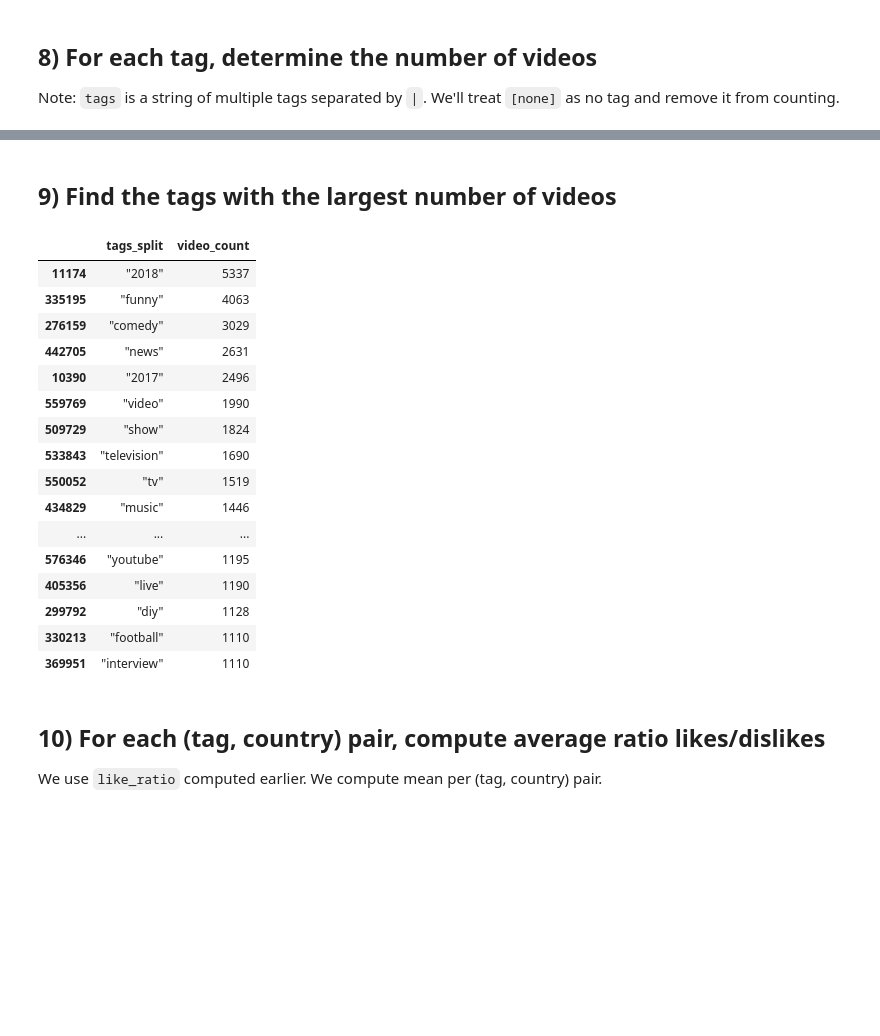
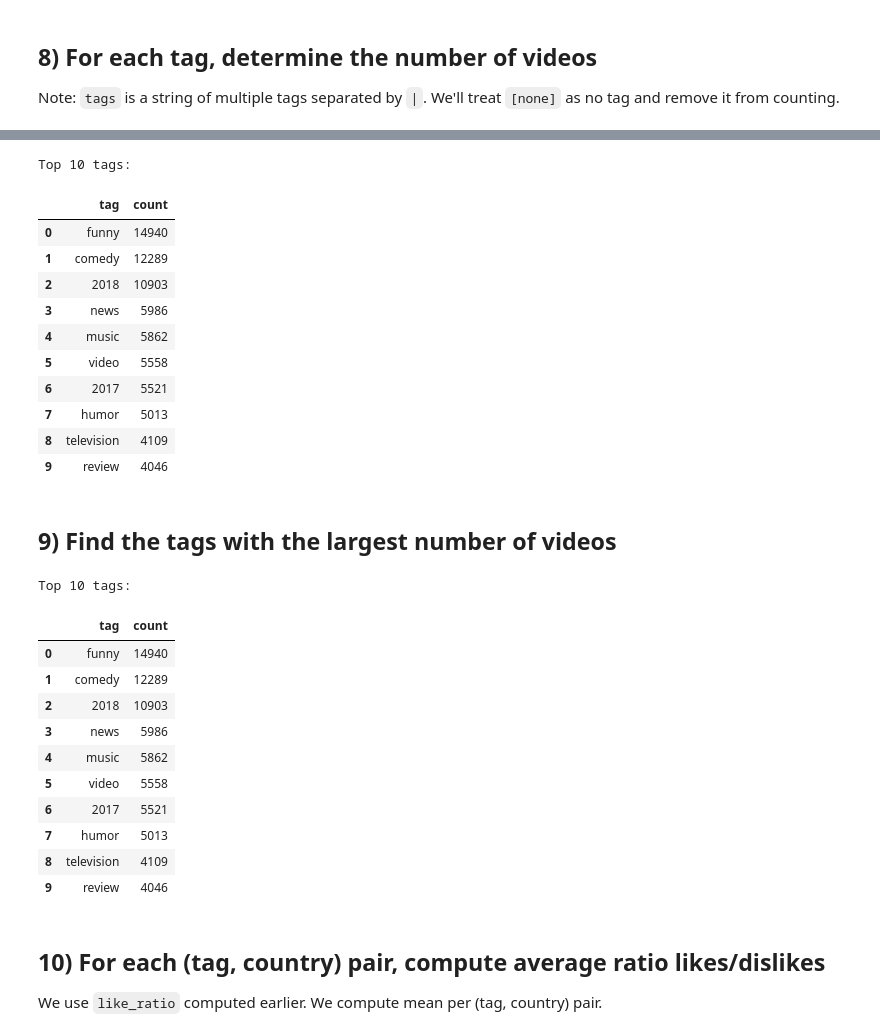
Before and after one commit to hseiinshamas/youtube-trending-analysis-2025, a Jupyter notebook: YouTube_Project_Steps1-15.ipynb, the cells around one changed output, grey strips where cells are left out. Cells and saved outputs as stored; diff of their text form; code cells hidden in the pictures; blank space fills up the shorter version.

```diff
--- a/YouTube_Project_Steps1-15.ipynb
+++ b/YouTube_Project_Steps1-15.ipynb
@@ -190,19 +208,15 @@ interval_stats.head(8)
 
 Note: `tags` is a string of multiple tags separated by `|`. We'll treat `[none]` as no tag and remove it from counting.
 # %%
-# create tags_split by splitting the tags string
-youtube['tags_split'] = youtube['tags'].astype(str).str.split('|')  # split into lists
+all_tags = youtube["tags"].dropna().str.split("|").explode() #splitting tags like fun|music|comedy" → ["fun", "music", "comedy"].
+# value_counts..counts how many times each tag appears in all videos. (Example: "fun" appears 200 times, "music" 150 times, etc)
 
-# explode so each tag has its own row
-tags_exploded = youtube.explode('tags_split')  # each tag becomes its own row
 
-# normalize tag text and remove [none] or empty
-tags_exploded['tags_split'] = tags_exploded['tags_split'].fillna('').astype(str).str.strip()  # strip spaces
-tags_exploded = tags_exploded[tags_exploded['tags_split'] != '']  # remove empty strings
-tags_exploded = tags_exploded[tags_exploded['tags_split'] != '[none]']  # remove [none]
+tag_counts = all_tags.value_counts().reset_index() #explode takes each list and creates a new row for every tag. (one video with ["fun", "music", "comedy"] → 3 rows: "fun", "music", "comedy")
 
-# count unique videos per tag (use video_id to avoid counting duplicates across trending days)
-tag_video_counts = tags_exploded.groupby('tags_split')['video_id'].nunique().reset_index(name='video_count').sort_values('video_count', ascending=False)
 
-tag_video_counts.head(20)
+tag_counts.columns = ["tag", "count"]  #Renames the columns so the first column is "tag" and the second is "count".
+
+print("Top 10 tags:")
+tag_counts.head(10)
 # %% [output]
@@ -226,27 +235,47 @@ tag_video_counts.head(20)
+# %%
+# Let us remove the none for more clarity:
+
+# Remove [none] and strip extra quotes
+all_tags = youtube["tags"].dropna().str.split("|").explode()
+all_tags = all_tags[all_tags != "[none]"]  # remove [none]
+all_tags = all_tags.str.replace('"', '')   # remove extra quotes
+
+tag_counts = all_tags.value_counts().reset_index()
+tag_counts.columns = ["tag", "count"]
+
+print("Top 10 tags:")
+tag_counts.head(10)
+# %% [output]
+Top 10 tags:
+|  | tag | count |
+| 0 | funny | 14940 |
+| 1 | comedy | 12289 |
+| 2 | 2018 | 10903 |
+| 3 | news | 5986 |
+| 4 | music | 5862 |
+| 5 | video | 5558 |
+| 6 | 2017 | 5521 |
+| 7 | humor | 5013 |
+| 8 | television | 4109 |
+| 9 | review | 4046 |
 # %% [markdown]
 ## 9) Find the tags with the largest number of videos
 # %%
-# top tags by number of unique videos
-top_tags = tag_video_counts.head(25)  # top 25 tags
-top_tags
+print("Top 10 tags:")
+tag_counts.head(10)
 # %% [output]
+Top 10 tags:
-|  | tags_split | video_count |
-| 11174 | "2018" | 5337 |
-| 335195 | "funny" | 4063 |
-| 276159 | "comedy" | 3029 |
-| 442705 | "news" | 2631 |
-| 10390 | "2017" | 2496 |
-| 559769 | "video" | 1990 |
-| 509729 | "show" | 1824 |
-| 533843 | "television" | 1690 |
-| 550052 | "tv" | 1519 |
-| 434829 | "music" | 1446 |
-| ... | ... | ... |
-| 576346 | "youtube" | 1195 |
-| 405356 | "live" | 1190 |
-| 299792 | "diy" | 1128 |
-| 330213 | "football" | 1110 |
-| 369951 | "interview" | 1110 |
+|  | tag | count |
+| 0 | funny | 14940 |
+| 1 | comedy | 12289 |
+| 2 | 2018 | 10903 |
+| 3 | news | 5986 |
+| 4 | music | 5862 |
+| 5 | video | 5558 |
+| 6 | 2017 | 5521 |
+| 7 | humor | 5013 |
+| 8 | television | 4109 |
+| 9 | review | 4046 |
 # %% [markdown]
 ## 10) For each (tag, country) pair, compute average ratio likes/dislikes
 
```
Also changed, not shown: parts of 14 cells of this notebook.
